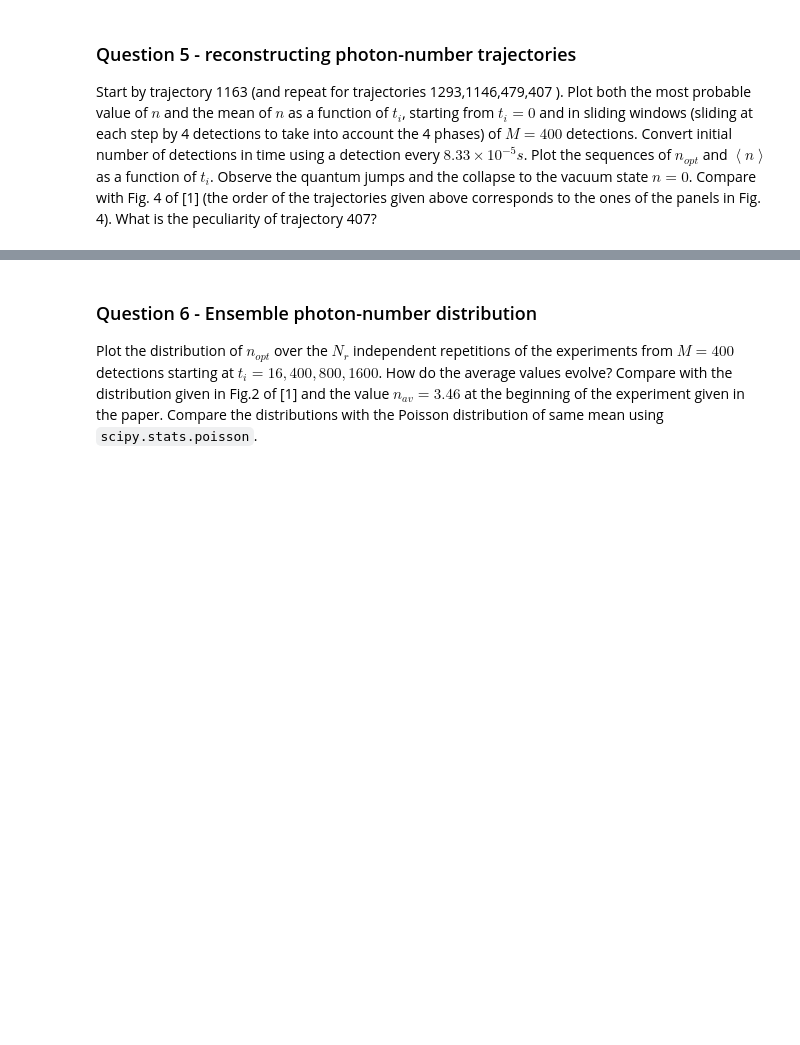
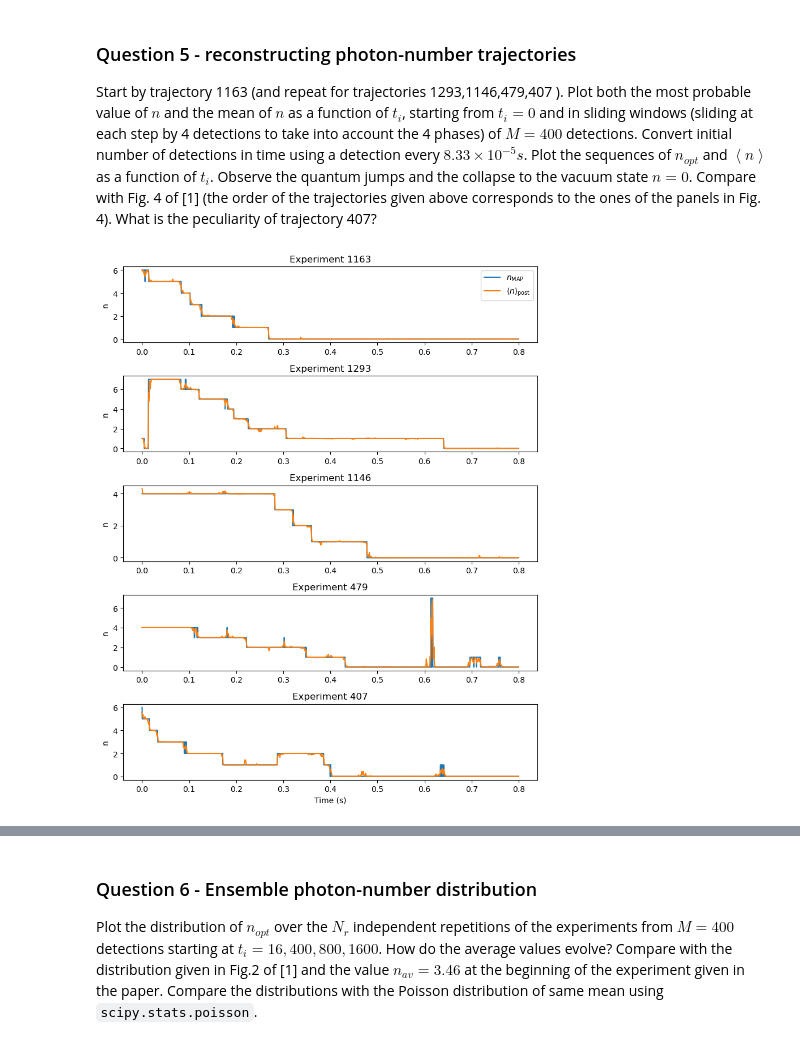
Before and after one commit to Marshhall/Bayesian_QND_Photon_Counting, a Jupyter notebook: QND.ipynb, the cells around one changed output, grey strips where cells are left out. Saved outputs shown, nothing was run; the diff lists cells and outputs as text; code cells hidden in the pictures; blank space fills up the shorter version.

```diff
--- a/QND.ipynb
+++ b/QND.ipynb
@@ -272,3 +272,30 @@ detections in time using a detection every $8.33 \times 10^{-5} s$. Plot the seq
 Observe the quantum jumps and the collapse to the vacuum state $n = 0$. Compare with
 Fig. 4 of [1] (the order of the trajectories given above corresponds to the ones of the panels in Fig. 4).
 What is the peculiarity of trajectory 407?
+# %%
+rs = [1163, 1293, 1146, 479, 407]
+K2time = 8.33e-5
+M = 400
+ti_list = np.arange(0, T-M+1, 4)
+
+fig, axs = plt.subplots(len(rs), 1, figsize=(8, 10))
+
+for i, r in enumerate(rs):
+    n_map = []
+    n_avg = []
+    for ti in ti_list:
+        post = posterior(r, ti, ti+M)
+        n_map.append(np.argmax(post))
+        n_avg.append(n @ post)
+
+    ax = axs[i]
+    ax.plot(ti_list*K2time, n_map, label=r"$n_{\text{MAP}}$")
+    ax.plot(ti_list*K2time, n_avg, label=r"$\langle n \rangle_{\text{post}}$")
+    ax.set_title(f"Experiment {r}")
+    ax.set_ylabel("n")
+
+axs[0].legend()
+ax.set_xlabel("Time (s)")
+fig.tight_layout()
+# %% [output]
+[figure, added]
```
Also changed, not shown: parts of 13 cells of this notebook.
